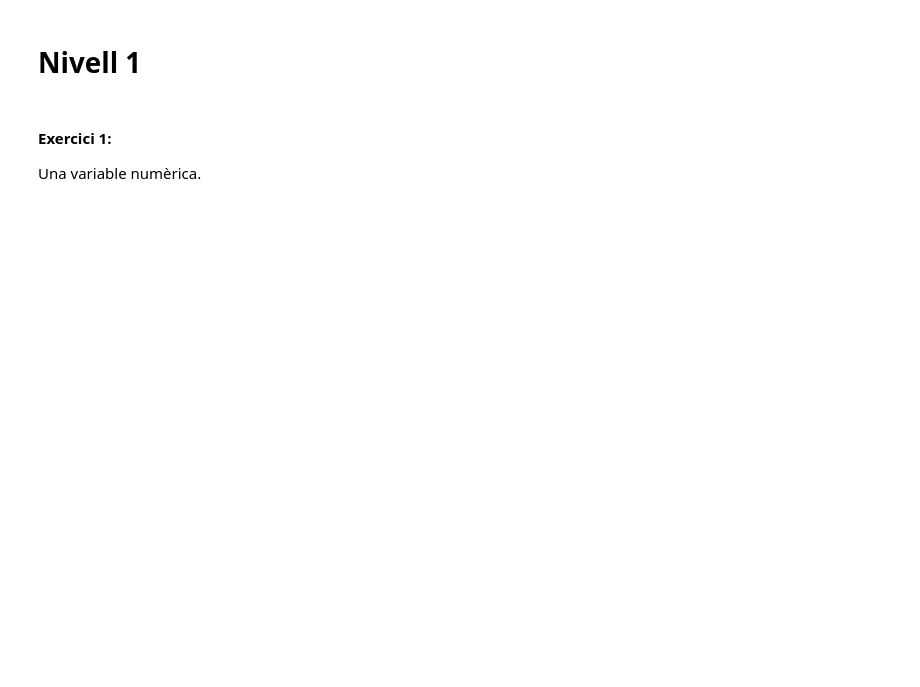
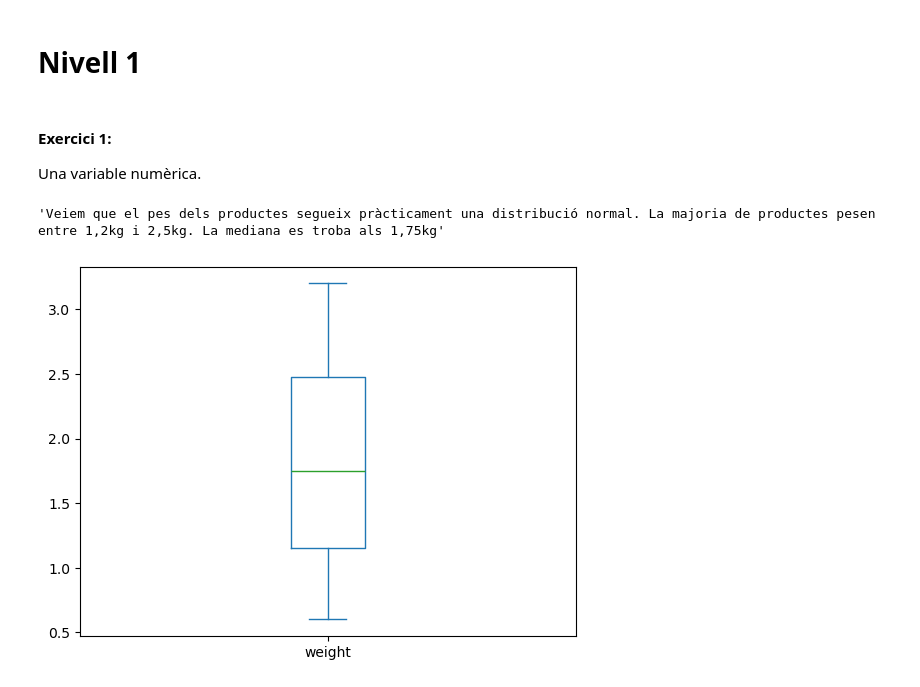
Before and after one commit to aleix-gb/Aleix-Gabarro-sprints, a Jupyter notebook: Sprint 8/Sprint 8.ipynb, the cells around one changed output. Saved outputs shown, nothing was run; the diff lists cells and outputs as text; code cells hidden in the pictures; blank space fills up the shorter version.

```diff
--- a/Sprint 8/Sprint 8.ipynb
+++ b/Sprint 8/Sprint 8.ipynb
@@ -119,0 +111,13 @@ import numpy as np
+# %%
+import pandas as pd
+import matplotlib.pyplot as plt
+import numpy as np
+df = dataframes["products"]
+#pes = df["weight"]
+df["weight"] = pd.to_numeric(df["weight"])
+pes.plot.box()
+
+"""Veiem que el pes dels productes segueix pràcticament una distribució normal. La majoria de productes pesen entre 1,2kg i 2,5kg. La mediana es troba als 1,75kg"""
+# %% [output]
+'Veiem que el pes dels productes segueix pràcticament una distribució normal. La majoria de productes pesen entre 1,2kg i 2,5kg. La mediana es troba als 1,75kg'
+[figure, added]
```
Also changed, not shown: parts of 10 cells of this notebook.
